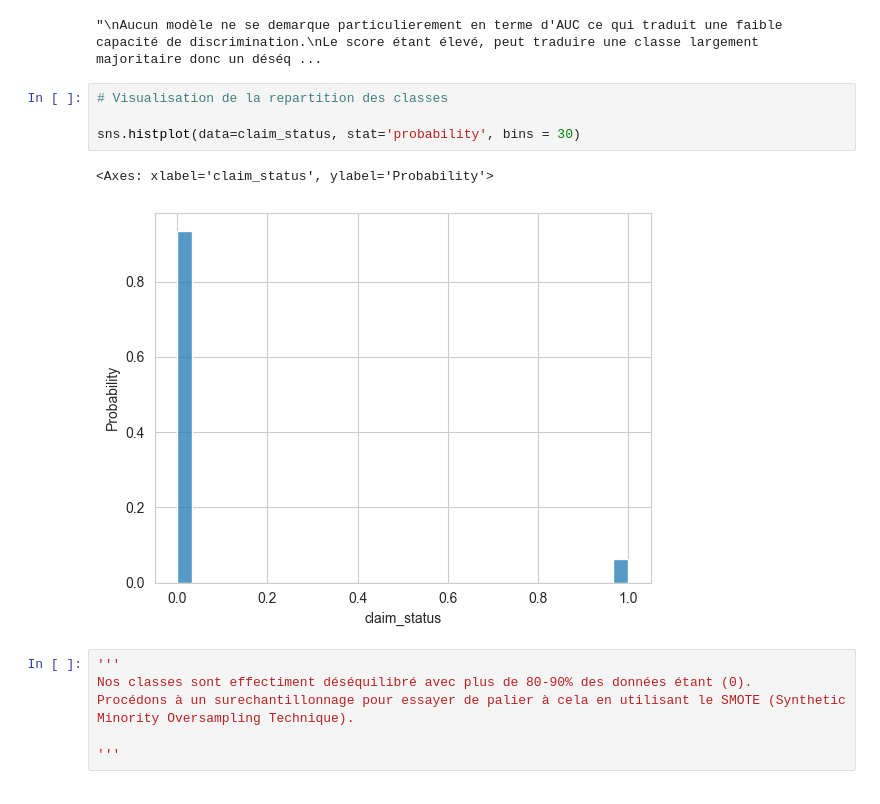
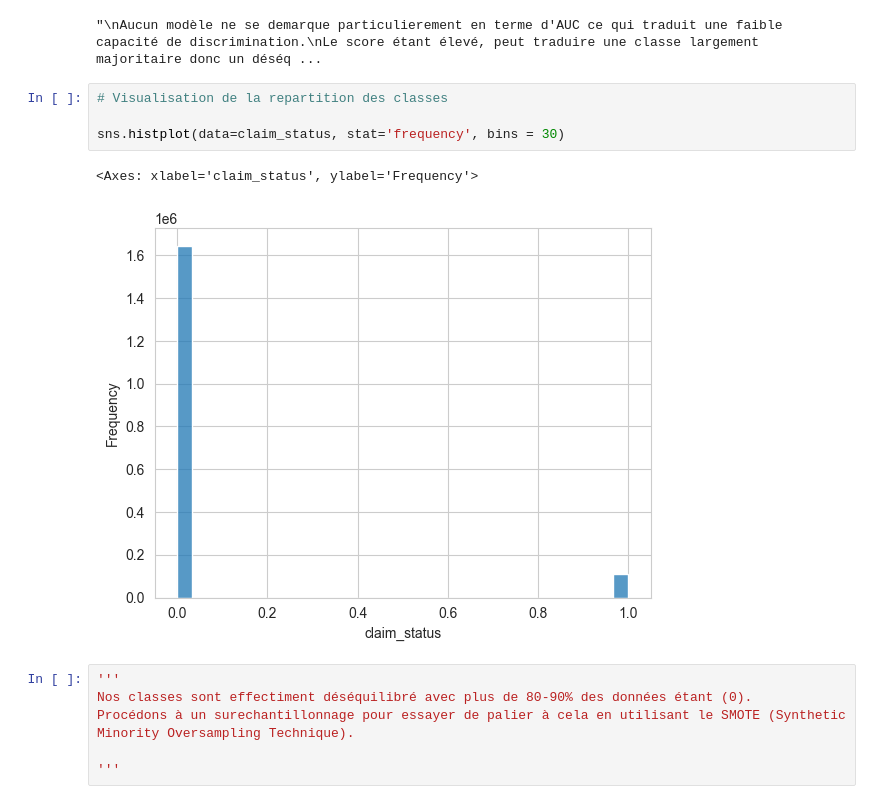
Before and after one commit to Aurami11/ml_tarification_classification, a Jupyter notebook: ml_tarification_auto.ipynb, the cells around one changed output. Drawn from its saved outputs; the diff is of its cells as text.

```diff
--- a/ml_tarification_auto.ipynb
+++ b/ml_tarification_auto.ipynb
@@ -444,10 +444,10 @@ Le score étant élevé, peut traduire une classe largement majoritaire donc un
 # %%
 # Visualisation de la repartition des classes
 
-sns.histplot(data=claim_status, stat='probability', bins = 30)
+sns.histplot(data=claim_status, stat='frequency', bins = 30)
 # %% [output]
-<Axes: xlabel='claim_status', ylabel='Probability'>
+<Axes: xlabel='claim_status', ylabel='Frequency'>
-[figure, old version]
+[figure, new version]
 # %%
 '''
 Nos classes sont effectiment déséquilibré avec plus de 80-90% des données étant (0).
```
Also changed, not shown: parts of 13 cells of this notebook.
